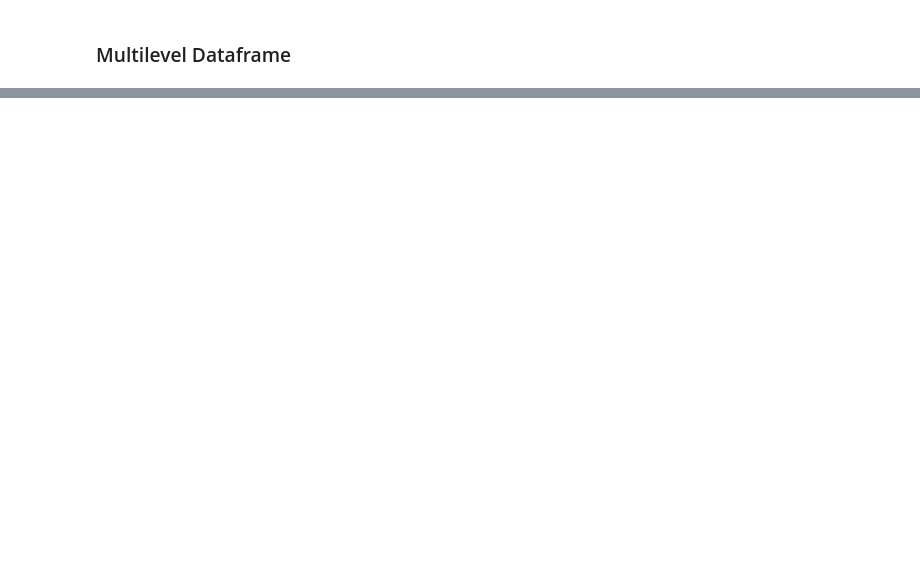
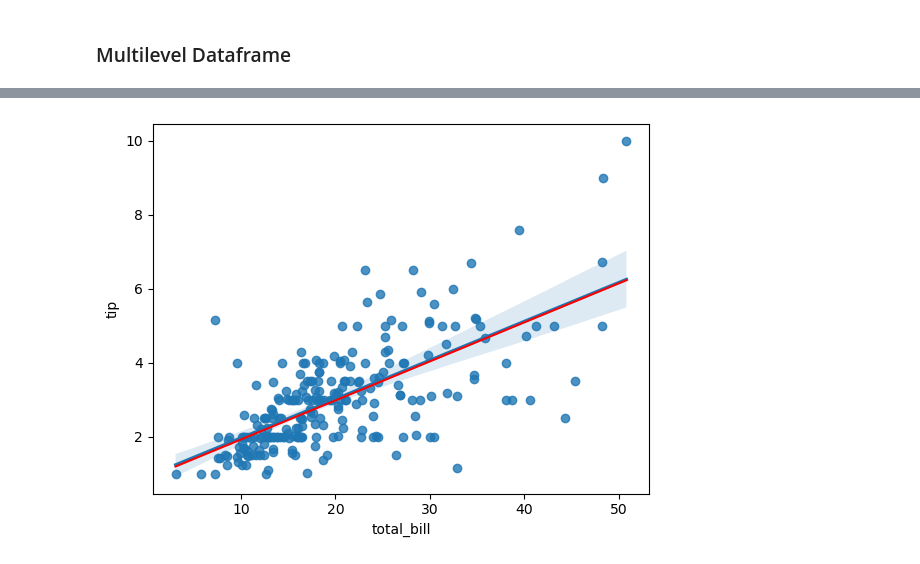
Before and after one commit to jcarmfran/Python-Projects, a Jupyter notebook: Basketball Analysis/Plotting.ipynb, the cells around one changed output, grey strips where cells are left out. Saved outputs shown, nothing was run; the diff lists cells and outputs as text; code cells hidden in the pictures; blank space fills up the shorter version.

```diff
--- a/Basketball Analysis/Plotting.ipynb
+++ b/Basketball Analysis/Plotting.ipynb
@@ -61,0 +212,19 @@ sns.lineplot(x=dates.unique(), y=daily_3PtP)
+# %%
+import statsmodels.api as sm
+
+tips = sns.load_dataset("tips")
+
+X = tips["total_bill"]
+y = tips["tip"]
+
+X = sm.add_constant(X)
+
+rlm_model = sm.RLM(y, X, M=sm.robust.norms.HuberT())
+rlm_results = rlm_model.fit()
+
+sns.regplot(x="total_bill", y="tip", data=tips, scatter=True)
+sns.lineplot(x=X["total_bill"], y=rlm_results.predict(X), color="red")
+
+plt.show()
+# %% [output]
+[figure, added]
```
Also changed, not shown: parts of 27 cells of this notebook.
